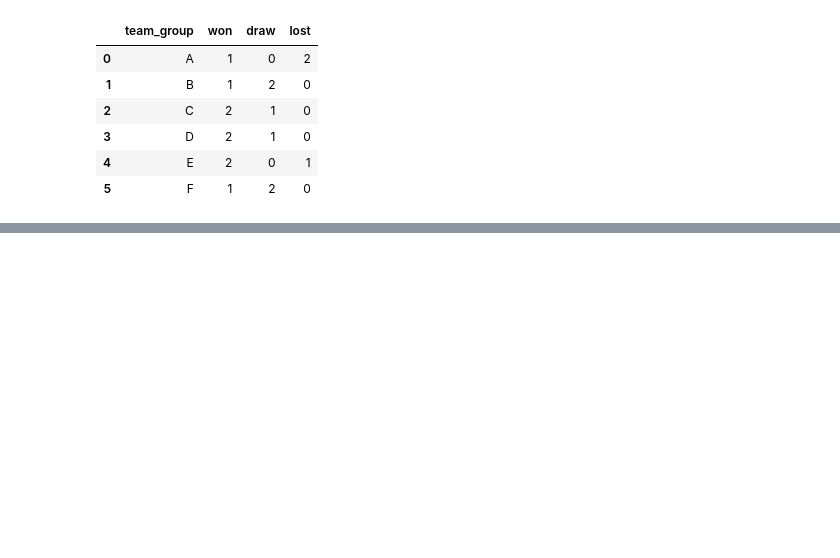
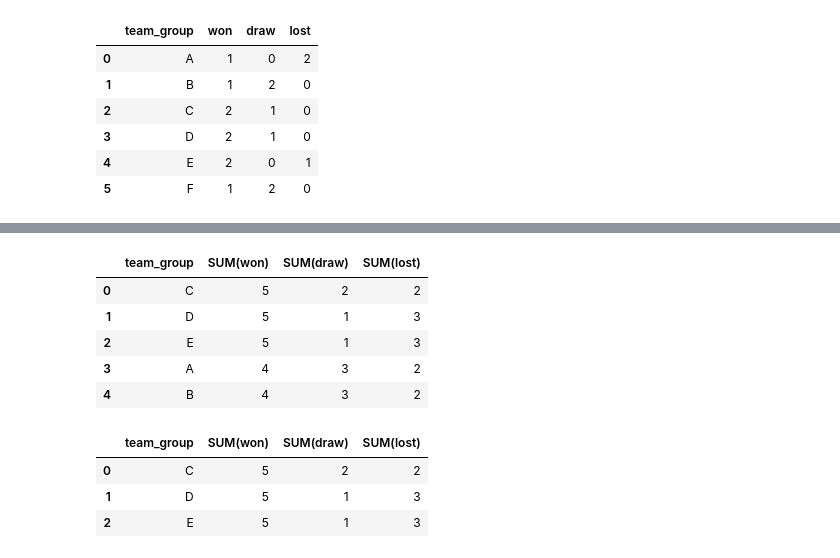
Before and after one commit to darigak/exercise, a Jupyter notebook: sql_2.ipynb, the cells around one changed output, grey strips where cells are left out. Saved outputs shown, nothing was run; the diff lists cells and outputs as text; code cells hidden in the pictures; blank space fills up the shorter version.

```diff
--- a/sql_2.ipynb
+++ b/sql_2.ipynb
@@ -245,0 +265,37 @@ test_data
+# %%
+cur.execute("""
+            SELECT team_group, SUM(won), SUM(draw), SUM(lost)
+            FROM soccer_team
+            WHERE won > 0 OR draw > 1
+            GROUP BY team_group
+            HAVING SUM(won) > 3
+            ORDER BY SUM(won) DESC, SUM(draw) DESC
+            """)
+test_data = pd.DataFrame(cur.fetchall())
+test_data.columns = [x[0] for x in cur.description]
+test_data
+# %% [output]
+|  | team_group | SUM(won) | SUM(draw) | SUM(lost) |
+| 0 | C | 5 | 2 | 2 |
+| 1 | D | 5 | 1 | 3 |
+| 2 | E | 5 | 1 | 3 |
+| 3 | A | 4 | 3 | 2 |
+| 4 | B | 4 | 3 | 2 |
+# %%
+cur.execute("""
+            SELECT team_group, SUM(won), SUM(draw), SUM(lost)
+            FROM soccer_team
+            WHERE won > 0 OR draw > 1
+            GROUP BY team_group
+            HAVING SUM(won) > 3
+            ORDER BY SUM(won) DESC, SUM(draw) DESC
+            LIMIT 3
+            """)
+test_data = pd.DataFrame(cur.fetchall())
+test_data.columns = [x[0] for x in cur.description]
+test_data
+# %% [output]
+|  | team_group | SUM(won) | SUM(draw) | SUM(lost) |
+| 0 | C | 5 | 2 | 2 |
+| 1 | D | 5 | 1 | 3 |
+| 2 | E | 5 | 1 | 3 |
```
Also changed, not shown: parts of 2 cells of this notebook.
